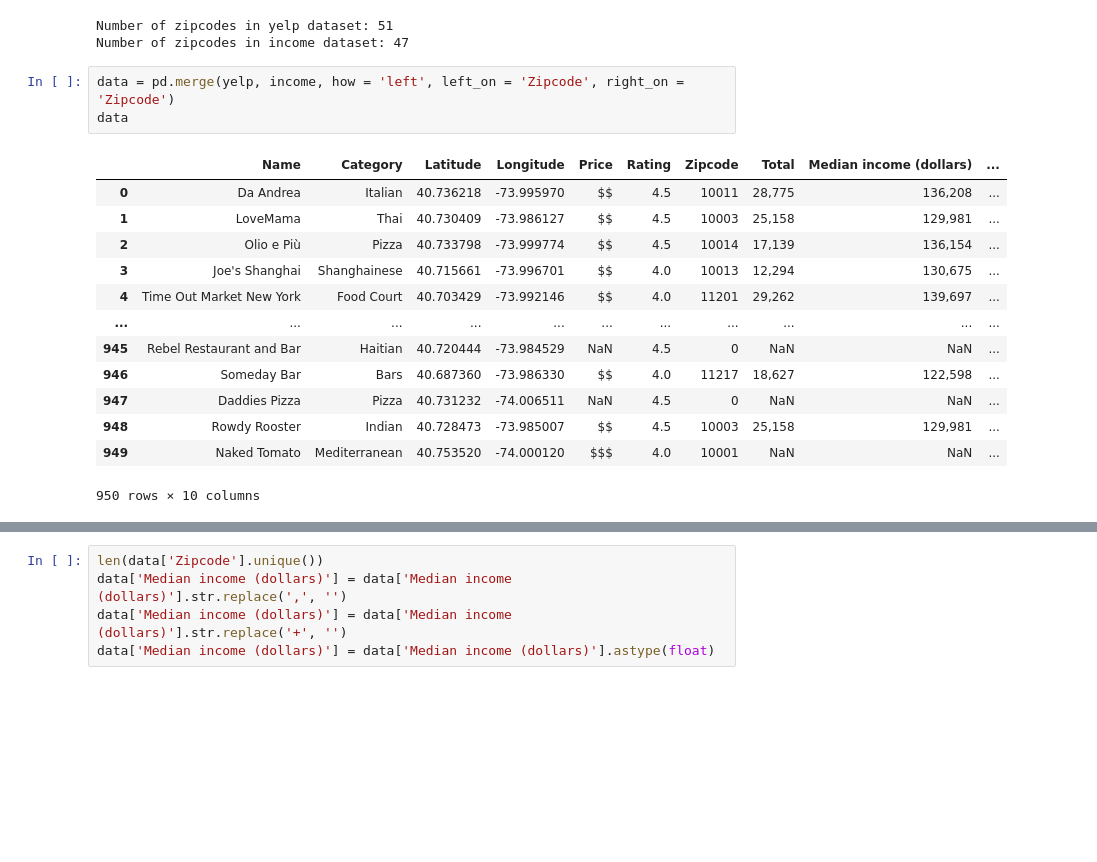
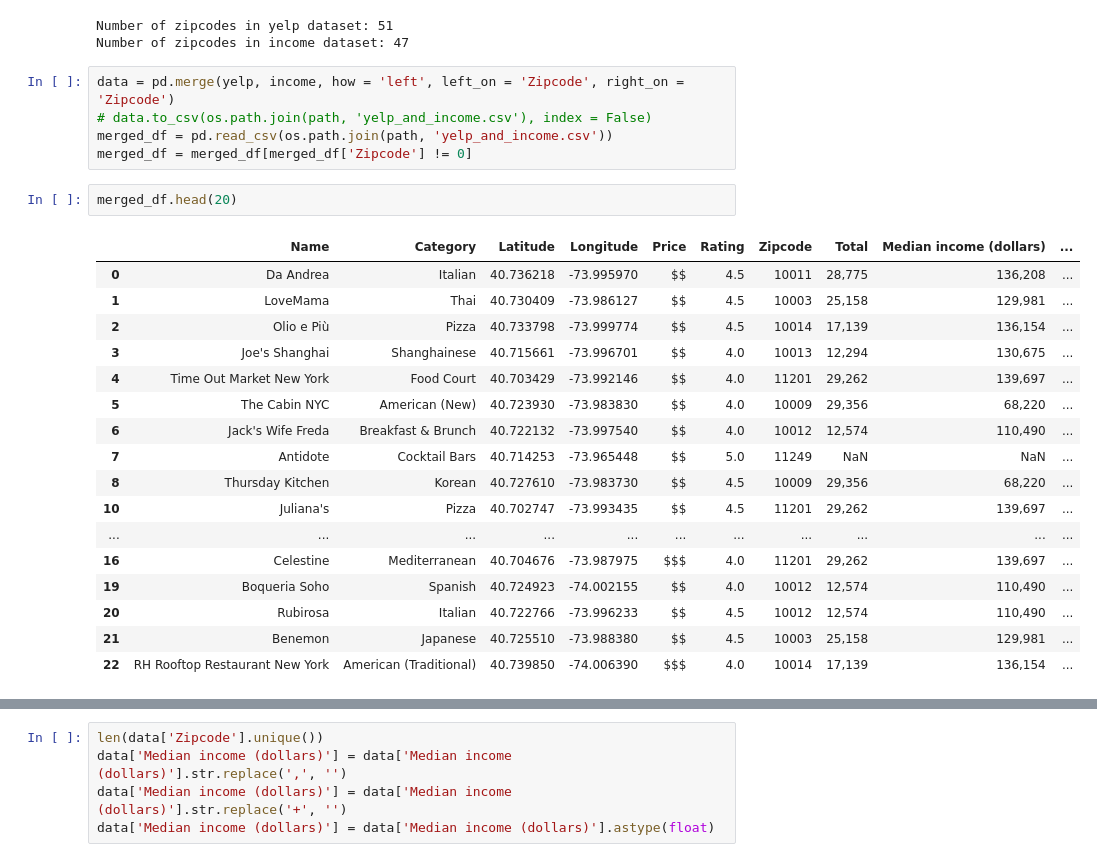
Before and after one commit to irsa-ashraf/CAPP30239_FA22, a Jupyter notebook: Final_Project/eda.ipynb, the cells around one changed output, grey strips where cells are left out. Saved outputs shown, nothing was run; the diff lists cells and outputs as text; blank space fills up the shorter version.

```diff
--- a/Final_Project/eda.ipynb
+++ b/Final_Project/eda.ipynb
@@ -70,18 +83,26 @@ Number of zipcodes in yelp dataset: 51
 Number of zipcodes in income dataset: 47
 # %%
 data = pd.merge(yelp, income, how = 'left', left_on = 'Zipcode', right_on = 'Zipcode')
-data
+# data.to_csv(os.path.join(path, 'yelp_and_income.csv'), index = False)
+merged_df = pd.read_csv(os.path.join(path, 'yelp_and_income.csv'))
+merged_df = merged_df[merged_df['Zipcode'] != 0]
-# %% [output]
-|  | Name | Category | Latitude | Longitude | Price | Rating | Zipcode | Total | Median income (dollars) | ... |
-| 0 | Da Andrea | Italian | 40.736218 | -73.995970 | $$ | 4.5 | 10011 | 28,775 | 136,208 | ... |
-| 1 | LoveMama | Thai | 40.730409 | -73.986127 | $$ | 4.5 | 10003 | 25,158 | 129,981 | ... |
-| 2 | Olio e Più | Pizza | 40.733798 | -73.999774 | $$ | 4.5 | 10014 | 17,139 | 136,154 | ... |
-| 3 | Joe's Shanghai | Shanghainese | 40.715661 | -73.996701 | $$ | 4.0 | 10013 | 12,294 | 130,675 | ... |
-| 4 | Time Out Market New York | Food Court | 40.703429 | -73.992146 | $$ | 4.0 | 11201 | 29,262 | 139,697 | ... |
-| ... | ... | ... | ... | ... | ... | ... | ... | ... | ... | ... |
-| 945 | Rebel Restaurant and Bar | Haitian | 40.720444 | -73.984529 | NaN | 4.5 | 0 | NaN | NaN | ... |
-| 946 | Someday Bar | Bars | 40.687360 | -73.986330 | $$ | 4.0 | 11217 | 18,627 | 122,598 | ... |
-| 947 | Daddies Pizza | Pizza | 40.731232 | -74.006511 | NaN | 4.5 | 0 | NaN | NaN | ... |
-| 948 | Rowdy Rooster | Indian | 40.728473 | -73.985007 | $$ | 4.5 | 10003 | 25,158 | 129,981 | ... |
-| 949 | Naked Tomato | Mediterranean | 40.753520 | -74.000120 | $$$ | 4.0 | 10001 | NaN | NaN | ... |
-950 rows × 10 columns
+# %%
+merged_df.head(20)
+# %% [output]
+|  | Name | Category | Latitude | Longitude | Price | Rating | Zipcode | Total | Median income (dollars) | ... |
+| 0 | Da Andrea | Italian | 40.736218 | -73.995970 | $$ | 4.5 | 10011 | 28,775 | 136,208 | ... |
+| 1 | LoveMama | Thai | 40.730409 | -73.986127 | $$ | 4.5 | 10003 | 25,158 | 129,981 | ... |
+| 2 | Olio e Più | Pizza | 40.733798 | -73.999774 | $$ | 4.5 | 10014 | 17,139 | 136,154 | ... |
+| 3 | Joe's Shanghai | Shanghainese | 40.715661 | -73.996701 | $$ | 4.0 | 10013 | 12,294 | 130,675 | ... |
+| 4 | Time Out Market New York | Food Court | 40.703429 | -73.992146 | $$ | 4.0 | 11201 | 29,262 | 139,697 | ... |
+| 5 | The Cabin NYC | American (New) | 40.723930 | -73.983830 | $$ | 4.0 | 10009 | 29,356 | 68,220 | ... |
+| 6 | Jack's Wife Freda | Breakfast & Brunch | 40.722132 | -73.997540 | $$ | 4.0 | 10012 | 12,574 | 110,490 | ... |
+| 7 | Antidote | Cocktail Bars | 40.714253 | -73.965448 | $$ | 5.0 | 11249 | NaN | NaN | ... |
+| 8 | Thursday Kitchen | Korean | 40.727610 | -73.983730 | $$ | 4.5 | 10009 | 29,356 | 68,220 | ... |
+| 10 | Juliana's | Pizza | 40.702747 | -73.993435 | $$ | 4.5 | 11201 | 29,262 | 139,697 | ... |
+| ... | ... | ... | ... | ... | ... | ... | ... | ... | ... | ... |
+| 16 | Celestine | Mediterranean | 40.704676 | -73.987975 | $$$ | 4.0 | 11201 | 29,262 | 139,697 | ... |
+| 19 | Boqueria Soho | Spanish | 40.724923 | -74.002155 | $$ | 4.0 | 10012 | 12,574 | 110,490 | ... |
+| 20 | Rubirosa | Italian | 40.722766 | -73.996233 | $$ | 4.5 | 10012 | 12,574 | 110,490 | ... |
+| 21 | Benemon | Japanese | 40.725510 | -73.988380 | $$ | 4.5 | 10003 | 25,158 | 129,981 | ... |
+| 22 | RH Rooftop Restaurant New York | American (Traditional) | 40.739850 | -74.006390 | $$$ | 4.0 | 10014 | 17,139 | 136,154 | ... |
```
Also changed, not shown: parts of 21 cells of this notebook, 2 other files.
